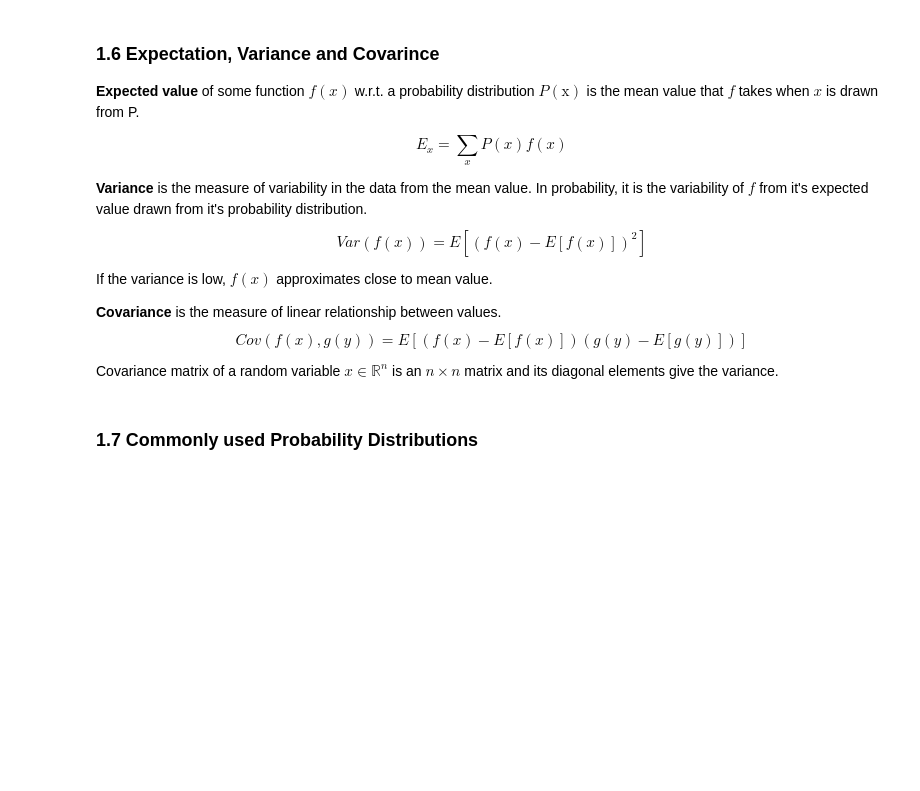
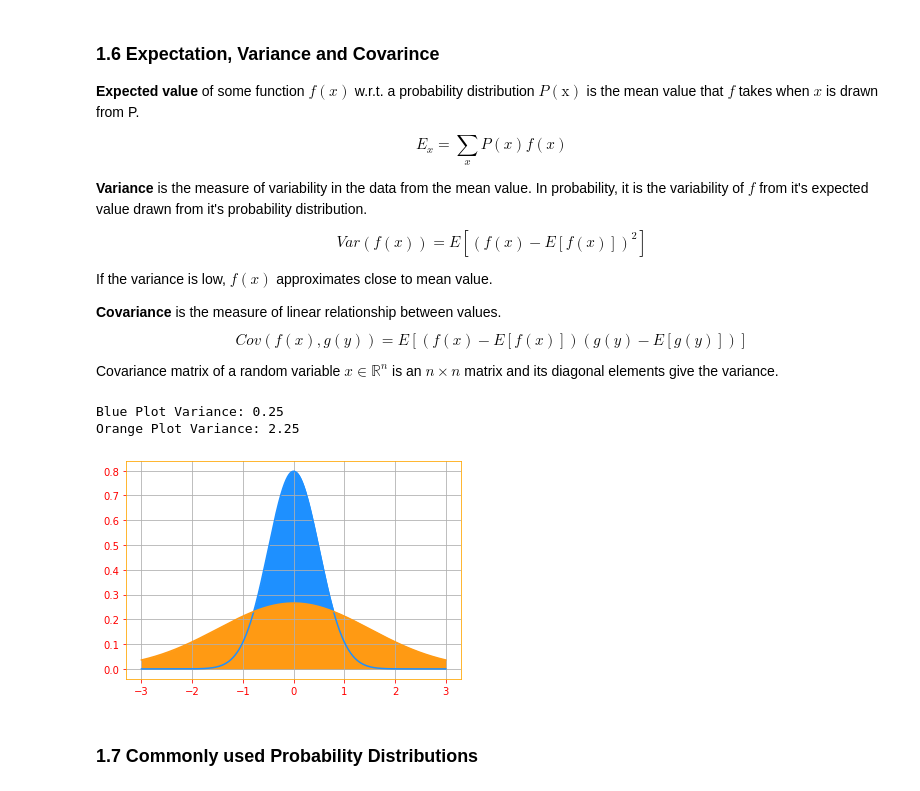
Before and after one commit to kaplansinan/DeepLearningBookTutorial, a Jupyter notebook: Probability.ipynb, the cells around one changed output. Drawn from its saved outputs; the diff is of its cells as text; code cells hidden in the pictures; blank space fills up the shorter version.

```diff
--- a/Probability.ipynb
+++ b/Probability.ipynb
@@ -168,6 +270,28 @@ $$
 
 
 Covariance matrix of a random variable $x \in \mathbb{R}^n $ is an $n \times n$ matrix and its diagonal elements give the variance.
+# %%
+# creating an x axis from -3 to 3 with 0.001 increments
+x_axis = tf.range(-3, 3, 0.001)
+
+# Let's create two distributions to see how variance affects the distributions. loc(=mean) and std.deviation(=scale)
+distribution_1 = tfd.Normal(loc=0., scale=0.5)
+distribution_2 = tfd.Normal(loc=0., scale=1.5)
+
+# Distribution plot 1
+plt.plot(x_axis, distribution_1.prob(x_axis), color=color_b)
+plt.fill_between(x_axis, distribution_1.prob(x_axis), color=color_b)
+
+# Distribution plot 2
+plt.plot(x_axis, distribution_2.prob(x_axis), color=color_o)
+plt.fill_between(x_axis, distribution_2.prob(x_axis), color=color_o)
+plt.grid()
+
+print("Blue Plot Variance: {} \nOrange Plot Variance: {}".format(distribution_1.variance(), distribution_2.variance()))
+# %% [output]
+Blue Plot Variance: 0.25
+Orange Plot Variance: 2.25
+[figure, added]
 # %% [markdown]
 ### 1.7 Commonly used Probability Distributions
 # %% [markdown]
```
Also changed, not shown: parts of 29 cells of this notebook, 1 other file.
